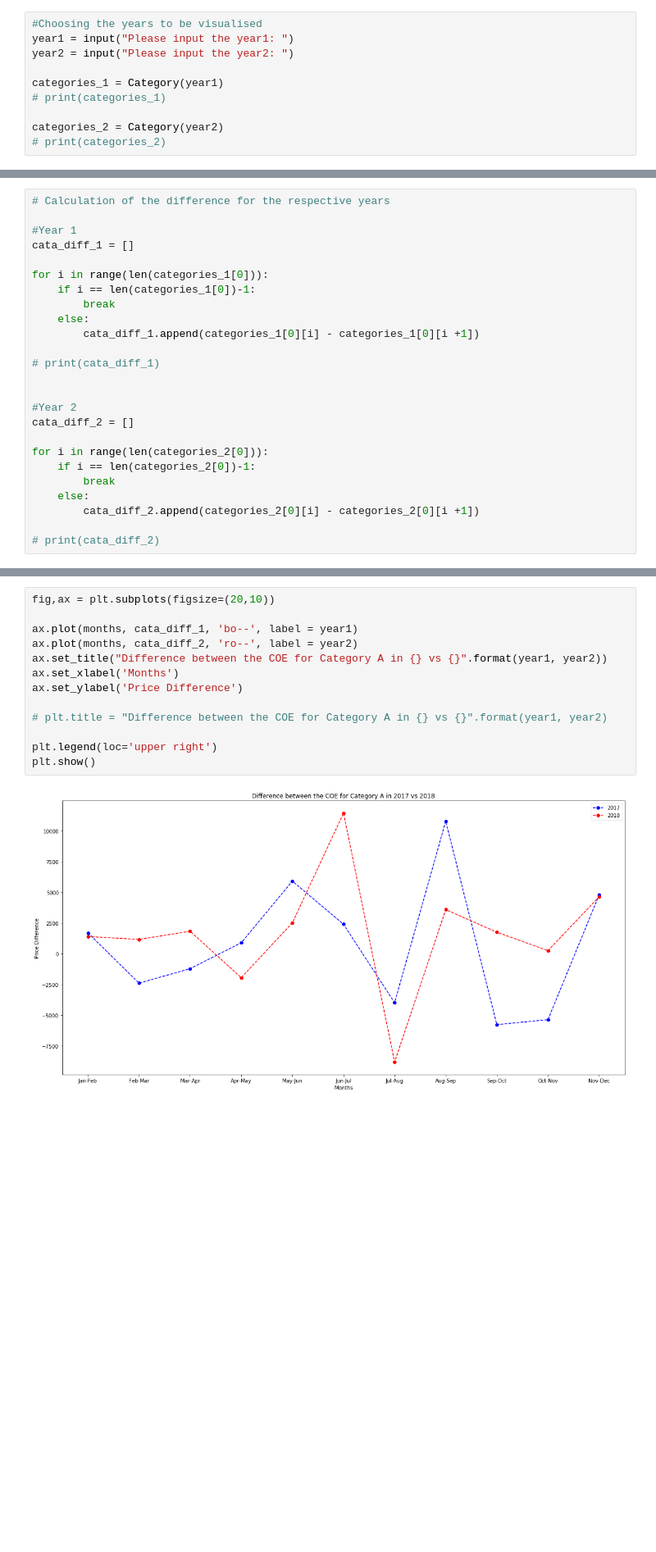
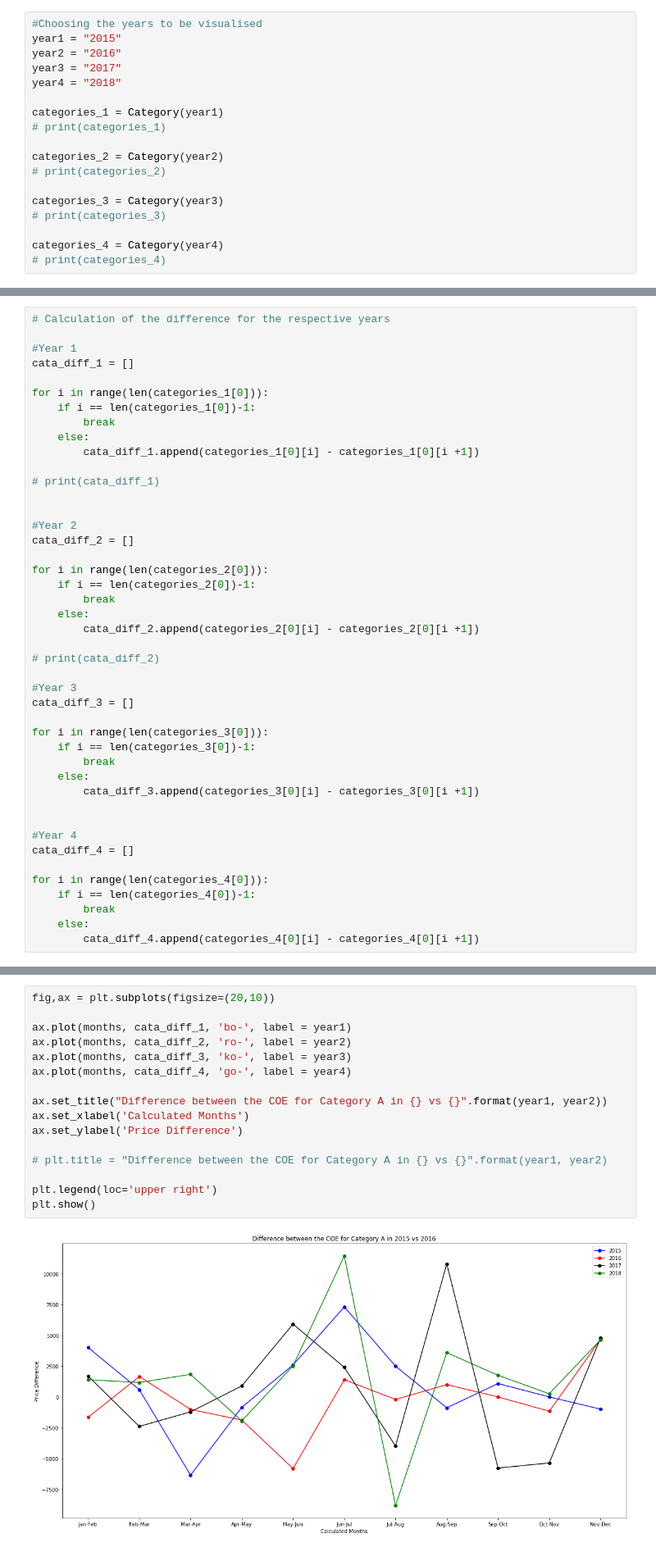
Before and after one commit to jurgen-tan-git/PDS-Assignments, a Jupyter notebook: PDS Assignment 1.ipynb, the cells around one changed output, grey strips where cells are left out. Shown: that part at 82% size. Saved outputs shown, nothing was run; the diff lists cells and outputs as text; blank space fills up the shorter version.

Commit message:
Redid Graphs and Added New Dataset

```diff
--- a/PDS Assignment 1.ipynb
+++ b/PDS Assignment 1.ipynb
@@ -50,10 +56,18 @@ def Category(year):
 # %%
 #Choosing the years to be visualised
-year1 = input("Please input the year1: ")
-year2 = input("Please input the year2: ")
+year1 = "2015"
+year2 = "2016"
+year3 = "2017"
+year4 = "2018"
 
 categories_1 = Category(year1)
 # print(categories_1)
 
 categories_2 = Category(year2)
 # print(categories_2)
+
+categories_3 = Category(year3)
+# print(categories_3)
+
+categories_4 = Category(year4)
+# print(categories_4)
@@ -85,6 +96,25 @@ for i in range(len(categories_2[0])):
         cata_diff_2.append(categories_2[0][i] - categories_2[0][i +1])
 
 # print(cata_diff_2)
+
+#Year 3
+cata_diff_3 = []
+
+for i in range(len(categories_3[0])):
+    if i == len(categories_3[0])-1:
+        break
+    else:
+        cata_diff_3.append(categories_3[0][i] - categories_3[0][i +1])
+
+
+#Year 4
+cata_diff_4 = []
+
+for i in range(len(categories_4[0])):
+    if i == len(categories_4[0])-1:
+        break
+    else:
+        cata_diff_4.append(categories_4[0][i] - categories_4[0][i +1])
 # %%
 # Formatting of data in months
 
@@ -92,15 +122,18 @@ months = ["Jan-Feb", "Feb-Mar", "Mar-Apr", "Apr-May", "May-Jun", "Jun-Jul", "Jul
 # %%
 fig,ax = plt.subplots(figsize=(20,10))
 
-ax.plot(months, cata_diff_1, 'bo--', label = year1)
-ax.plot(months, cata_diff_2, 'ro--', label = year2)
+ax.plot(months, cata_diff_1, 'bo-', label = year1)
+ax.plot(months, cata_diff_2, 'ro-', label = year2)
+ax.plot(months, cata_diff_3, 'ko-', label = year3)
+ax.plot(months, cata_diff_4, 'go-', label = year4)
+
 ax.set_title("Difference between the COE for Category A in {} vs {}".format(year1, year2))
-ax.set_xlabel('Months')
+ax.set_xlabel('Calculated Months')
 ax.set_ylabel('Price Difference')
 
 # plt.title = "Difference between the COE for Category A in {} vs {}".format(year1, year2)
 
 plt.legend(loc='upper right')
 plt.show()
 # %% [output]
-[figure, old version]
+[figure, new version]
```
Also changed, not shown: parts of 17 cells of this notebook, 2 other files.
